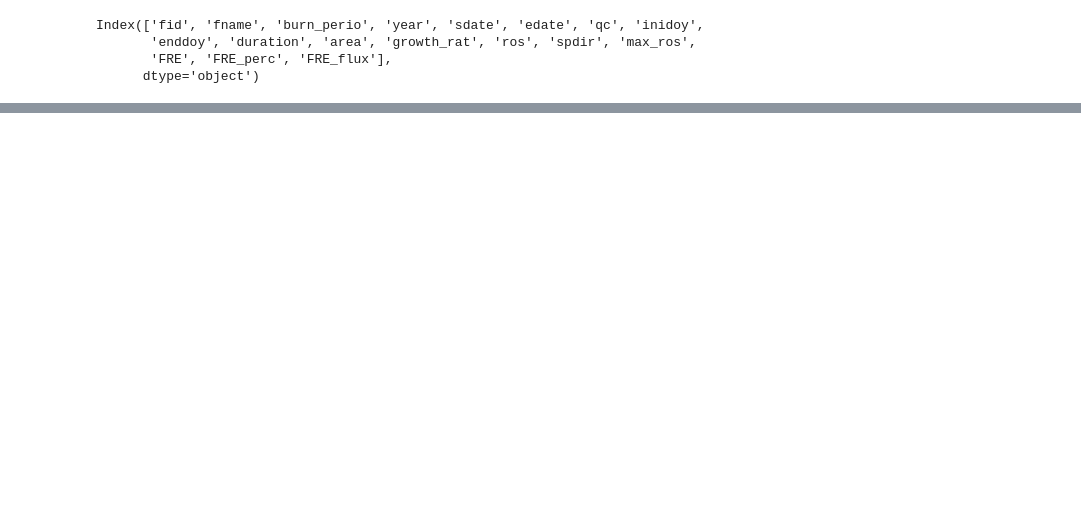
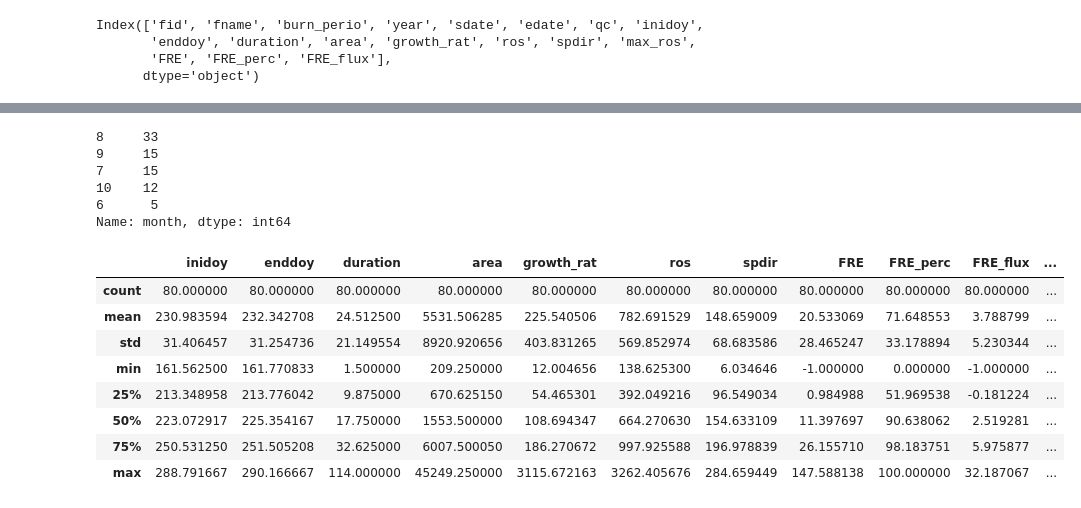
Before and after one commit to Lenavaz/DataScienceProj_WildfireAnalysis, a Jupyter notebook: Wildfire Project.ipynb, the cells around one changed output, grey strips where cells are left out. Cells and saved outputs as stored; diff of their text form; code cells hidden in the pictures; blank space fills up the shorter version.

```diff
--- a/Wildfire Project.ipynb
+++ b/Wildfire Project.ipynb
@@ -63,0 +244,2 @@ df.groupby(['A','othercolumn']).agg({'B': ['min', 'max'], 'C': 'sum'})
+# %%
+fs= firespread.groupby(['fid','fname']).agg({'sdate': 'min', 'edate': 'max', 'inidoy':'min', 'enddoy':'max', 'duration': 'sum', 'area':'sum', 'growth_rat':'mean', 'ros':'mean', 'spdir':'mean', 'FRE':'mean', 'FRE_perc':'mean', 'FRE_flux':'mean', 'max_ros':'max' })
@@ -63,0 +256,4 @@ df.groupby(['A','othercolumn']).agg({'B': ['min', 'max'], 'C': 'sum'})
+# %%
+fs['sdate'] = pd.to_datetime(fs['sdate'], format = "%Y-%m-%d")
+# %%
+fs['edate'] = pd.to_datetime(fs['edate'], format = "%Y-%m-%d")
@@ -63,0 +283,4 @@ df.groupby(['A','othercolumn']).agg({'B': ['min', 'max'], 'C': 'sum'})
+# %%
+fs['month']=fs['sdate'].dt.month
+fs['day']=fs['sdate'].dt.day
+fs.head()
@@ -63,0 +295,21 @@ df.groupby(['A','othercolumn']).agg({'B': ['min', 'max'], 'C': 'sum'})
+# %%
+fs['month'].value_counts()
+# %% [output]
+8     33
+9     15
+7     15
+10    12
+6      5
+Name: month, dtype: int64
+# %%
+fs.describe()
+# %% [output]
+|  | inidoy | enddoy | duration | area | growth_rat | ros | spdir | FRE | FRE_perc | FRE_flux | ... |
+| count | 80.000000 | 80.000000 | 80.000000 | 80.000000 | 80.000000 | 80.000000 | 80.000000 | 80.000000 | 80.000000 | 80.000000 | ... |
+| mean | 230.983594 | 232.342708 | 24.512500 | 5531.506285 | 225.540506 | 782.691529 | 148.659009 | 20.533069 | 71.648553 | 3.788799 | ... |
+| std | 31.406457 | 31.254736 | 21.149554 | 8920.920656 | 403.831265 | 569.852974 | 68.683586 | 28.465247 | 33.178894 | 5.230344 | ... |
+| min | 161.562500 | 161.770833 | 1.500000 | 209.250000 | 12.004656 | 138.625300 | 6.034646 | -1.000000 | 0.000000 | -1.000000 | ... |
+| 25% | 213.348958 | 213.776042 | 9.875000 | 670.625150 | 54.465301 | 392.049216 | 96.549034 | 0.984988 | 51.969538 | -0.181224 | ... |
+| 50% | 223.072917 | 225.354167 | 17.750000 | 1553.500000 | 108.694347 | 664.270630 | 154.633109 | 11.397697 | 90.638062 | 2.519281 | ... |
+| 75% | 250.531250 | 251.505208 | 32.625000 | 6007.500050 | 186.270672 | 997.925588 | 196.978839 | 26.155710 | 98.183751 | 5.975877 | ... |
+| max | 288.791667 | 290.166667 | 114.000000 | 45249.250000 | 3115.672163 | 3262.405676 | 284.659449 | 147.588138 | 100.000000 | 32.187067 | ... |
```
Also changed, not shown: parts of 22 cells of this notebook, 1 other file.
